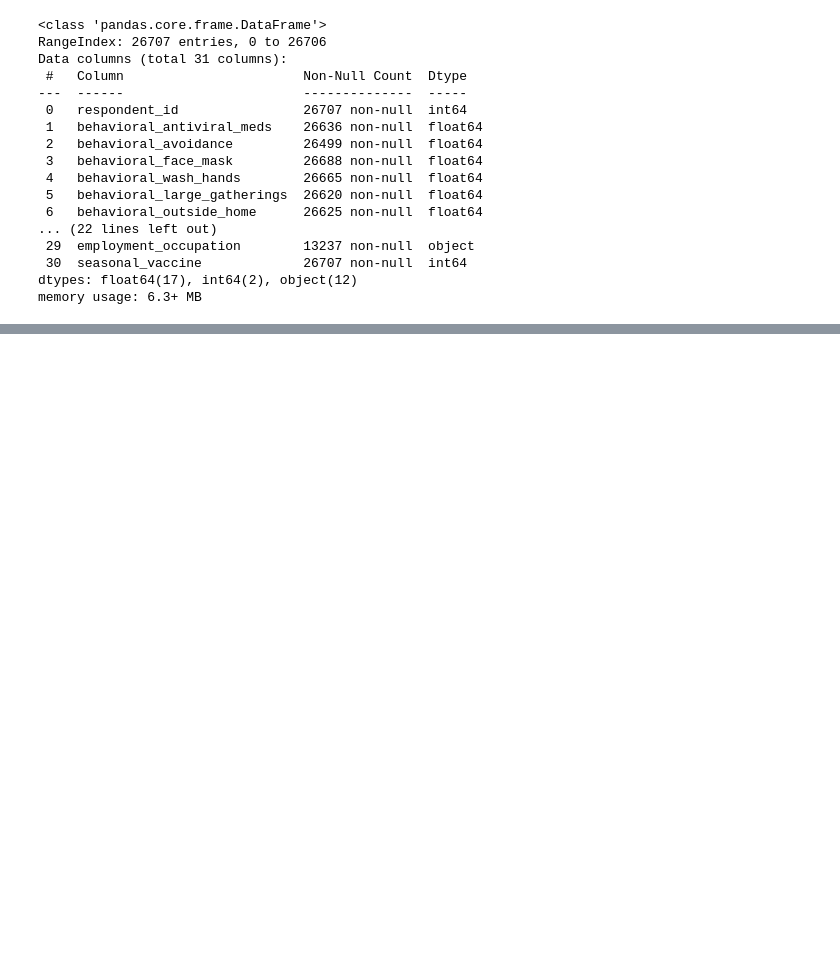
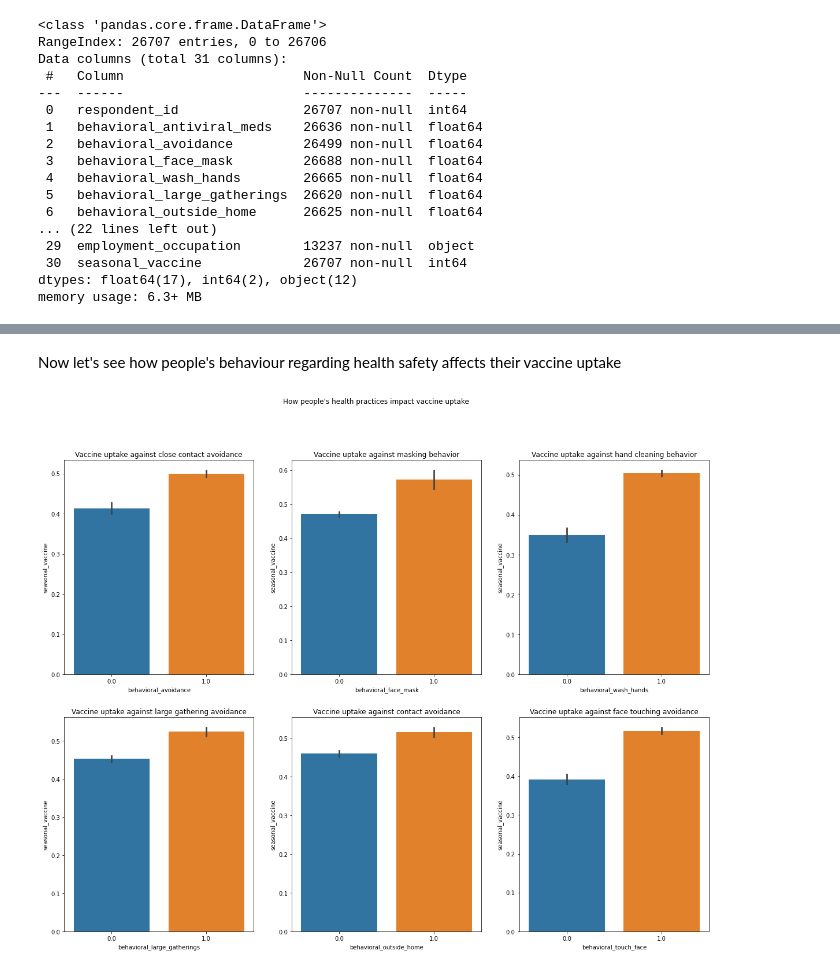
Before and after one commit to DaveyMburu/predicting-vaccine-uptake-using-behavioral-and-background-data, a Jupyter notebook: index.ipynb, the cells around one changed output, grey strips where cells are left out. Drawn from its saved outputs; the diff is of its cells as text; code cells hidden in the pictures; blank space fills up the shorter version.

Commit message:
Seasonal Flu EDA

```diff
--- a/index.ipynb
+++ b/index.ipynb
@@ -258,3 +222,7 @@ Data columns (total 31 columns):
  30  seasonal_vaccine             26707 non-null  int64
 dtypes: float64(17), int64(2), object(12)
 memory usage: 6.3+ MB
+# %%
+# drop columns with high number of null values
+seasonal_flu_df.drop(columns = ['health_insurance', 'employment_industry', 'employment_occupation'], axis = 1, inplace = True)
+seasonal_flu_df
@@ -260,0 +243,3 @@ memory usage: 6.3+ MB
+# %%
+# drop the remaining rows with null values - this is because all of our features are categorical hence we can't impute
+seasonal_flu_df.dropna(inplace=True)
@@ -260,0 +266,25 @@ memory usage: 6.3+ MB
+# %% [markdown]
+Now let's see how people's behaviour regarding health safety affects their vaccine uptake
+# %%
+fig, axes = plt.subplots(nrows = 2, ncols = 3, figsize = (20, 15))
+fig.suptitle('How people\'s health practices impact vaccine uptake')
+
+sns.barplot(data = seasonal_flu_df, x = 'behavioral_avoidance', y = 'seasonal_vaccine', ax = axes[0][0])
+axes[0][0].set_title('Vaccine uptake against close contact avoidance')
+
+sns.barplot(data = seasonal_flu_df, x = 'behavioral_face_mask', y = 'seasonal_vaccine', ax = axes[0][1])
+axes[0][1].set_title('Vaccine uptake against masking behavior')
+
+sns.barplot(data = seasonal_flu_df, x = 'behavioral_wash_hands', y = 'seasonal_vaccine', ax = axes[0][2])
+axes[0][2].set_title('Vaccine uptake against hand cleaning behavior')
+
+sns.barplot(data = seasonal_flu_df, x = 'behavioral_large_gatherings', y = 'seasonal_vaccine', ax = axes[1][0])
+axes[1][0].set_title('Vaccine uptake against large gathering avoidance')
+
+sns.barplot(data = seasonal_flu_df, x = 'behavioral_outside_home', y = 'seasonal_vaccine', ax = axes[1][1])
+axes[1][1].set_title('Vaccine uptake against contact avoidance')
+
+sns.barplot(data = seasonal_flu_df, x = 'behavioral_touch_face', y = 'seasonal_vaccine', ax = axes[1][2])
+axes[1][2].set_title('Vaccine uptake against face touching avoidance');
+# %% [output]
+[figure, added]
```
Also changed, not shown: parts of 20 cells of this notebook, 1 other file.
